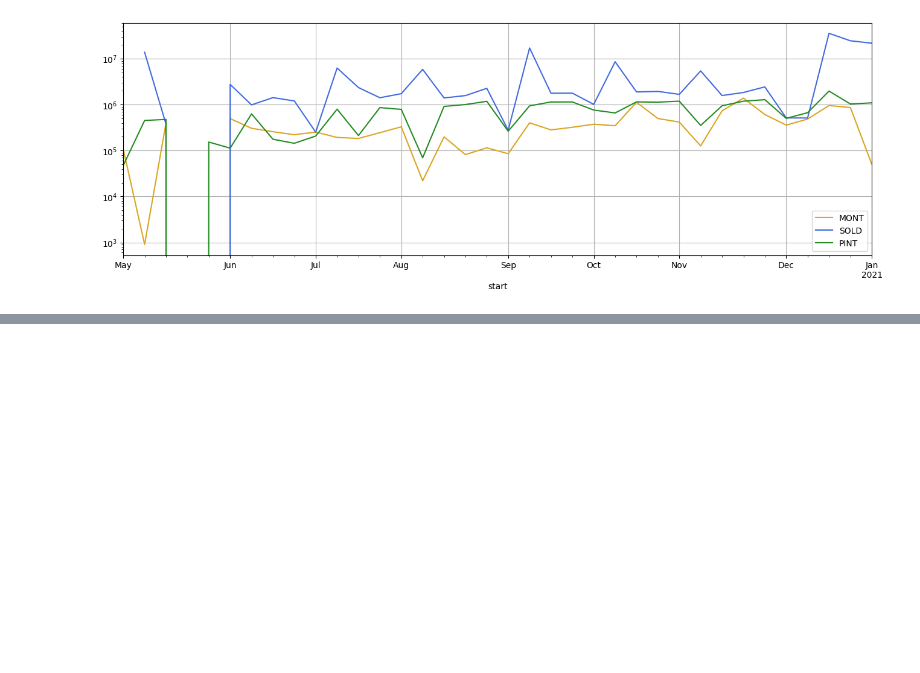
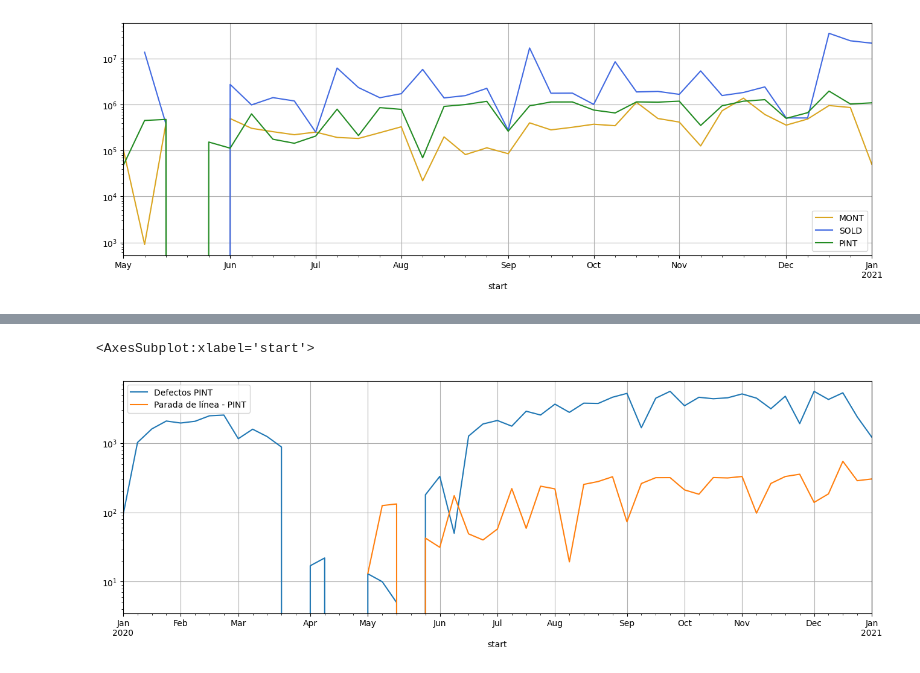
Before and after one commit to GeraCollante/tesis-icomp-machinelearning, a Jupyter notebook: smp/UnifiedSMP.ipynb, the cells around one changed output, grey strips where cells are left out. Drawn from its saved outputs; the diff is of its cells as text; code cells hidden in the pictures; blank space fills up the shorter version.

```diff
--- a/smp/UnifiedSMP.ipynb
+++ b/smp/UnifiedSMP.ipynb
@@ -8,7 +7,13 @@ DATADIR = 'data'
+# %%
+DATADIR = 'data'
+DIR = '../data/2020'
+
+dataset = os.path.join(DIR,'2020_imp.csv')
 # %%
 df_mont = pd.read_csv(f'{DATADIR}/smp-montvu-pp.csv', index_col=[0])
 df_sold = pd.read_csv(f'{DATADIR}/smp-sold-pp.csv', index_col=[0])
 df_pint = pd.read_csv(f'{DATADIR}/smp-pint-pp.csv', index_col=[0])
+ds = pd.read_csv(dataset)
 
 dfs = [df_mont, df_sold, df_pint]
 # %%
@@ -132,3 +137,7 @@ for i, dpto in enumerate(dptos):
     #df[df.dpto=='MONT'].resample('W').sum()['duration'].plot()
 # %% [output]
 [figure]
+# %%
+ds.DECL = pd.to_datetime(ds.DECL)
+ds.set_index(ds.DECL, inplace=True)
+ds
@@ -134,0 +159,9 @@ for i, dpto in enumerate(dptos):
+# %%
+df['durhours'] = df['dursec']/3600
+# %%
+dpto = 'PINT'
+ds[ds.DPTO==dpto]['AUDI'].resample('W').count().plot(grid=True, label=f'Defectos {dpto}', legend=True)
+df[df.dpto==dpto].resample('W').sum()['durhours'].plot(logy=True, figsize=(16,5), label=f'Parada de línea - {dpto}', legend=True, grid=True)
+# %% [output]
+<AxesSubplot:xlabel='start'>
+[figure, added]
```
Also changed, not shown: parts of 17 cells of this notebook, 43 other files.
